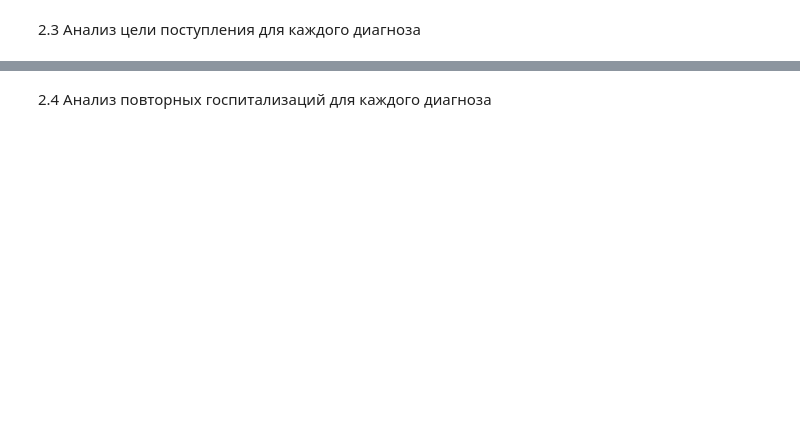
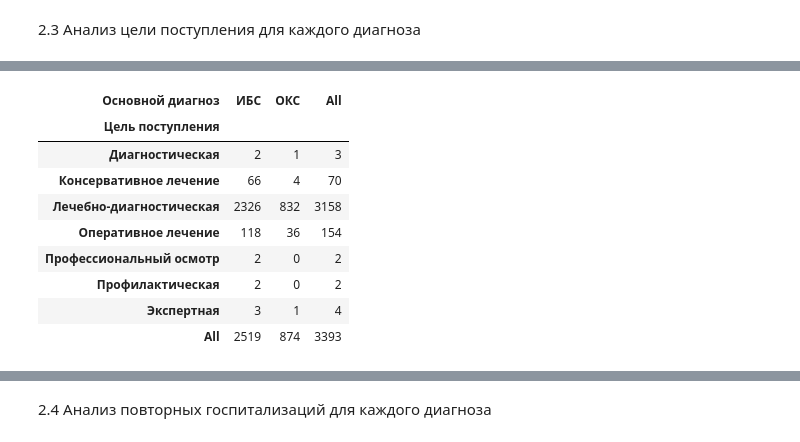
Before and after one commit to Diceorfl/Practical-tasks, a Jupyter notebook: SW/CPD.ipynb, the cells around one changed output, grey strips where cells are left out. Drawn from its saved outputs; the diff is of its cells as text; code cells hidden in the pictures; blank space fills up the shorter version.

Commit message:
second try

```diff
--- a/SW/CPD.ipynb
+++ b/SW/CPD.ipynb
@@ -281,0 +292,17 @@ sns.countplot(x="Основной диагноз", hue="Цель поступл
+# %%
+first_df = df[(df["Цель поступления"] != "")]["Цель поступления"]
+first_df = first_df[~first_df.index.duplicated()]
+second_df = df[df["Основной диагноз"] != ""]["Основной диагноз"]
+second_df = second_df[~second_df.index.duplicated()]
+pd.crosstab(first_df,second_df, margins=True)
+# %% [output]
+| Основной диагноз | ИБС | ОКС | All |
+| Цель поступления |  |  |  |
+| Диагностическая | 2 | 1 | 3 |
+| Консервативное лечение | 66 | 4 | 70 |
+| Лечебно-диагностическая | 2326 | 832 | 3158 |
+| Оперативное лечение | 118 | 36 | 154 |
+| Профессиональный осмотр | 2 | 0 | 2 |
+| Профилактическая | 2 | 0 | 2 |
+| Экспертная | 3 | 1 | 4 |
+| All | 2519 | 874 | 3393 |
```
Also changed, not shown: parts of 22 cells of this notebook.
